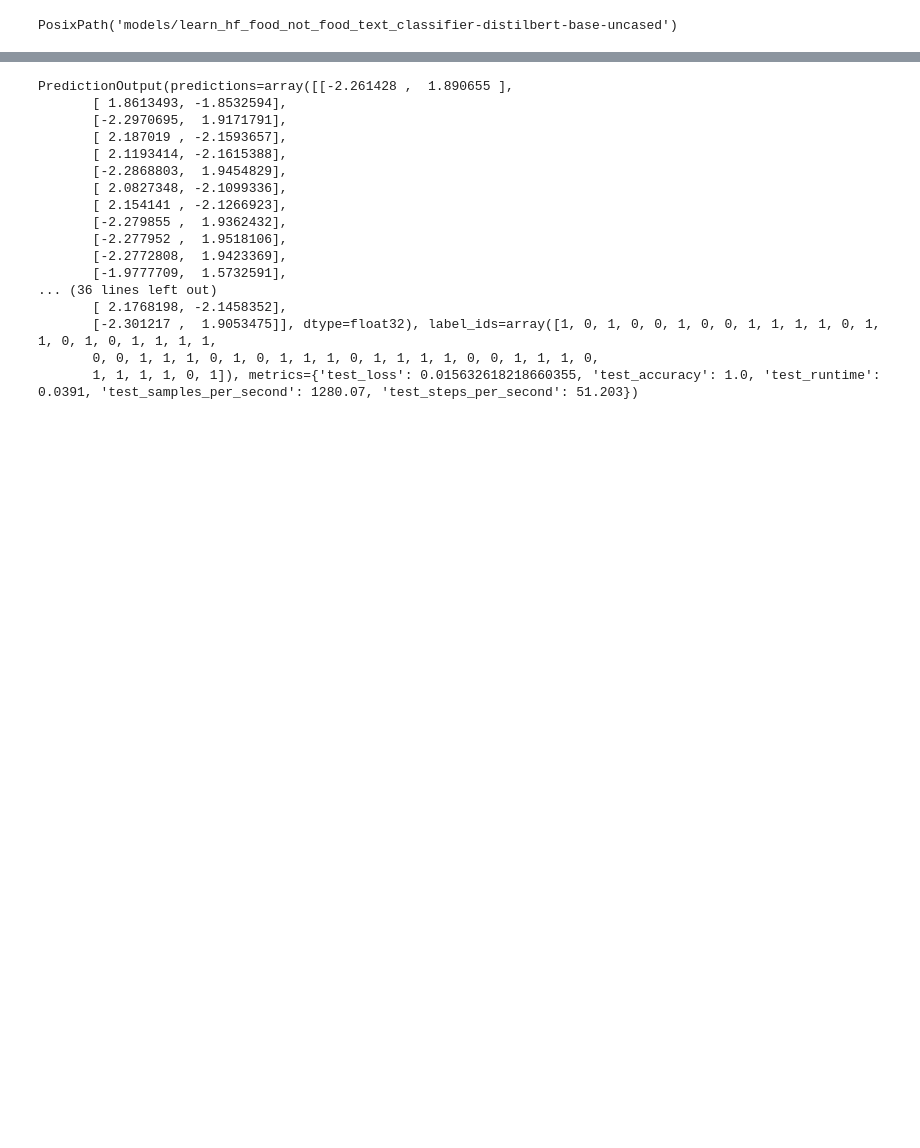
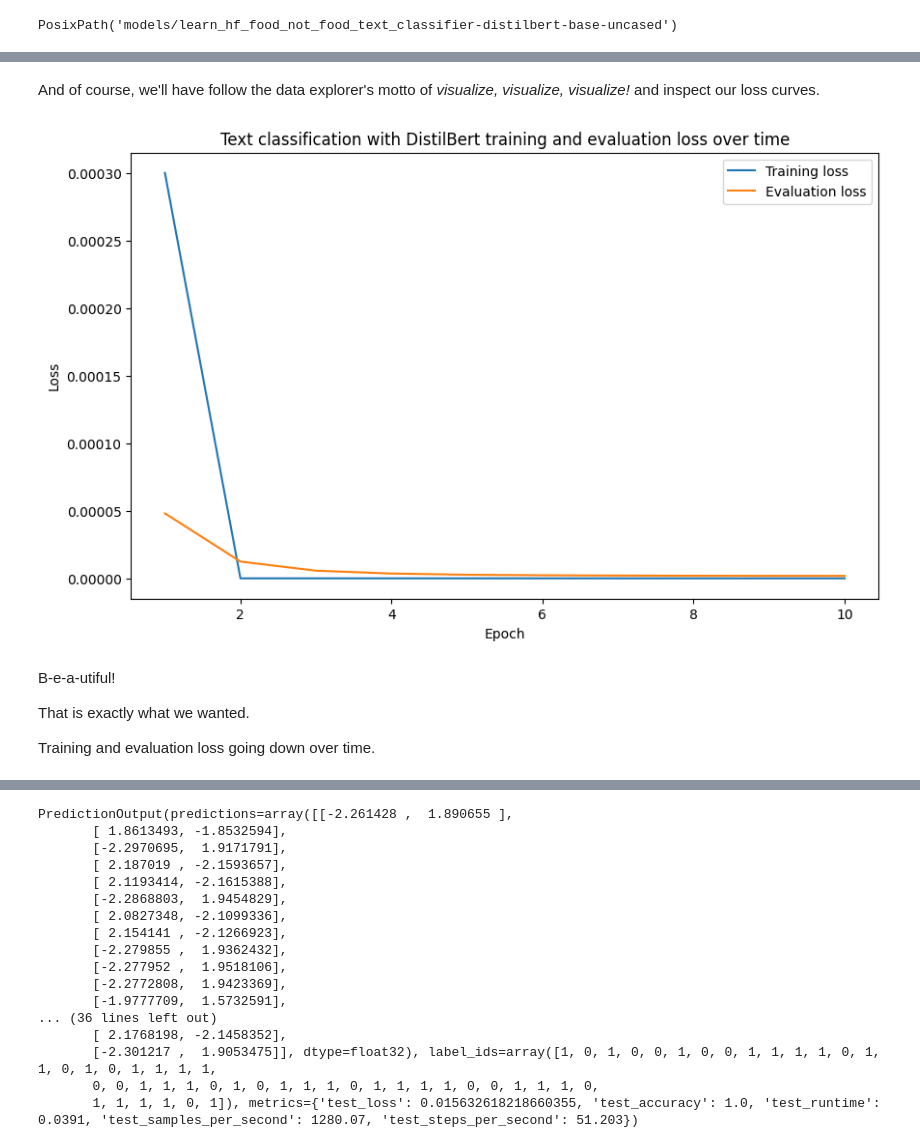
Before and after one commit to mrdbourke/learn-huggingface, a Jupyter notebook: notebooks/hugging_face_text_classification_tutorial.ipynb, the cells around one changed output, grey strips where cells are left out. Cells and saved outputs as stored; diff of their text form; code cells hidden in the pictures; blank space fills up the shorter version.

Commit message:
update hf text classification notebook and additional files

```diff
--- a/notebooks/hugging_face_text_classification_tutorial.ipynb
+++ b/notebooks/hugging_face_text_classification_tutorial.ipynb
@@ -1393,0 +1405,8 @@ See the model here saved for later: https://huggingface.co/mrdbourke/learn_hf_fo
+# %%
+# Get training history
+trainer_history_all = trainer.state.log_history
+trainer_history_metrics = trainer_history_all[:-1] # get everything except the training time metrics (we've seen these already)
+trainer_history_training_time = trainer_history_all[-1] # this is the same value as results.metrics from above
+
+# View the first 4 metrics from the training history
+trainer_history_metrics[:4]
@@ -1393,0 +1435,22 @@ See the model here saved for later: https://huggingface.co/mrdbourke/learn_hf_fo
+# %%
+import pprint # import pretty print for nice printing of lists
+
+# Extract training and evaluation metrics
+trainer_history_training_set = []
+trainer_history_eval_set = []
+
+# Loop through metrics and filter for training and eval metrics
+for item in trainer_history_metrics:
+    item_keys = list(item.keys())
+    # Check to see if "eval" is in the keys of the item
+    if any("eval" in item for item in item_keys):
+        trainer_history_eval_set.append(item)
+    else:
+        trainer_history_training_set.append(item)
+
+# Show the first two items in each metric set
+print(f"[INFO] First two items in training set:")
+pprint.pprint(trainer_history_training_set[:2])
+
+print(f"\n[INFO] First two items in evaluation set:")
+pprint.pprint(trainer_history_eval_set[:2])
@@ -1393,0 +1505,22 @@ See the model here saved for later: https://huggingface.co/mrdbourke/learn_hf_fo
+# %% [markdown]
+And of course, we'll have follow the data explorer's motto of *visualize, visualize, visualize!* and inspect our loss curves.
+# %%
+# Plot training and evaluation loss
+import matplotlib.pyplot as plt
+
+plt.figure(figsize=(10, 6))
+plt.plot(trainer_history_training_df["epoch"], trainer_history_training_df["loss"], label="Training loss")
+plt.plot(trainer_history_eval_df["epoch"], trainer_history_eval_df["eval_loss"], label="Evaluation loss")
+plt.xlabel("Epoch")
+plt.ylabel("Loss")
+plt.title("Text classification with DistilBert training and evaluation loss over time")
+plt.legend()
+plt.show()
+# %% [output]
+[figure, added]
+# %% [markdown]
+B-e-a-utiful!
+
+That is exactly what we wanted.
+
+Training and evaluation loss going down over time.
```
Also changed, not shown: parts of 49 cells of this notebook, 6 other files.
